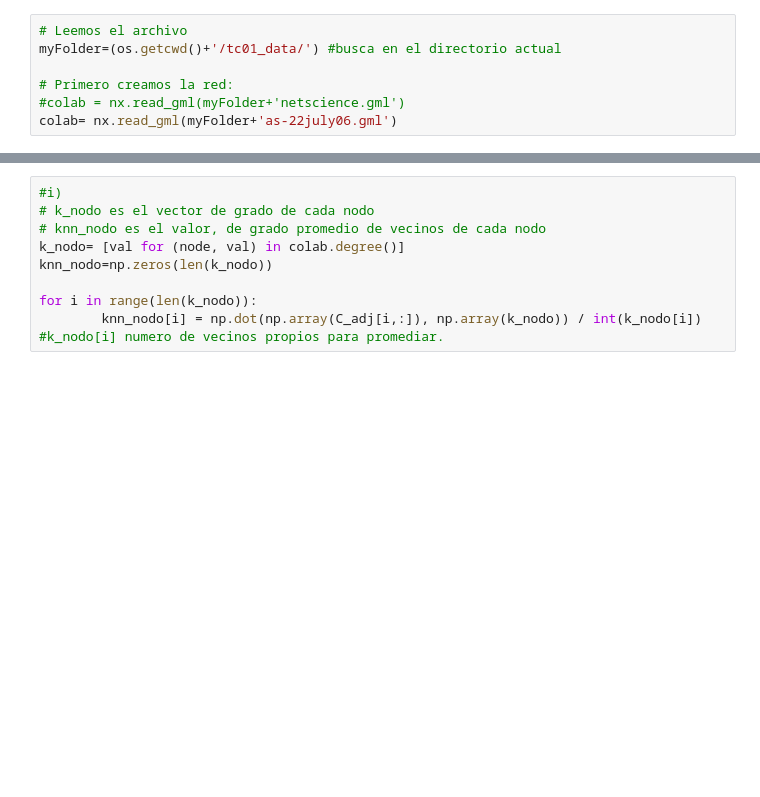
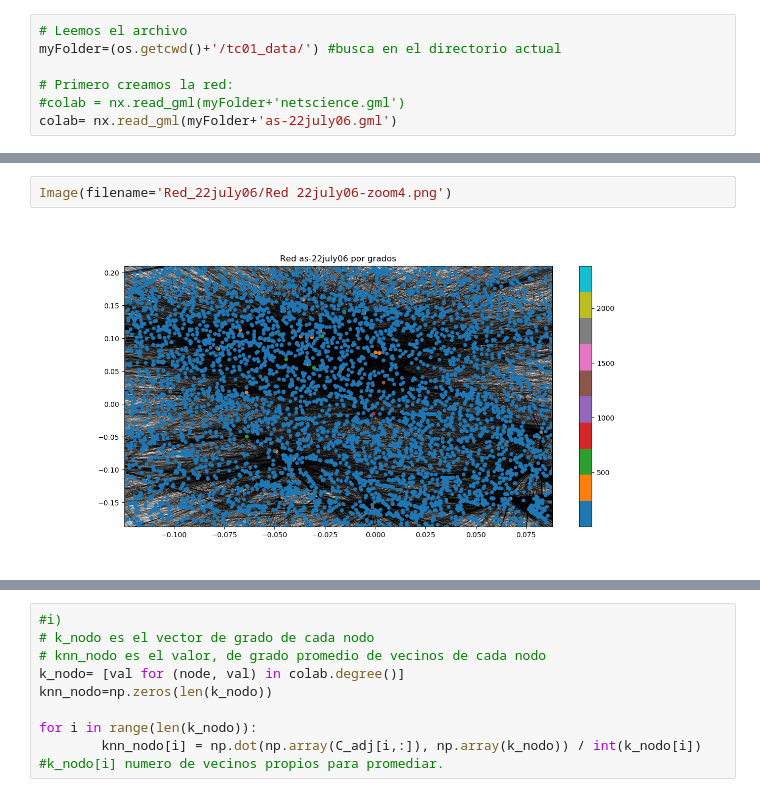
Before and after one commit to Redes2018/tp1, a Jupyter notebook: TC1-4-asjuly06.ipynb, the cells around one changed output, grey strips where cells are left out. Cells and saved outputs as stored; diff of their text form; blank space fills up the shorter version.

```diff
--- a/TC1-4-asjuly06.ipynb
+++ b/TC1-4-asjuly06.ipynb
@@ -30,0 +55,4 @@ nodos = colab.number_of_nodes()
+# %%
+Image(filename='Red_22july06/Red 22july06-zoom4.png')
+# %% [output]
+[figure, added]
```
Also changed, not shown: parts of 5 cells of this notebook, 16 other files.
